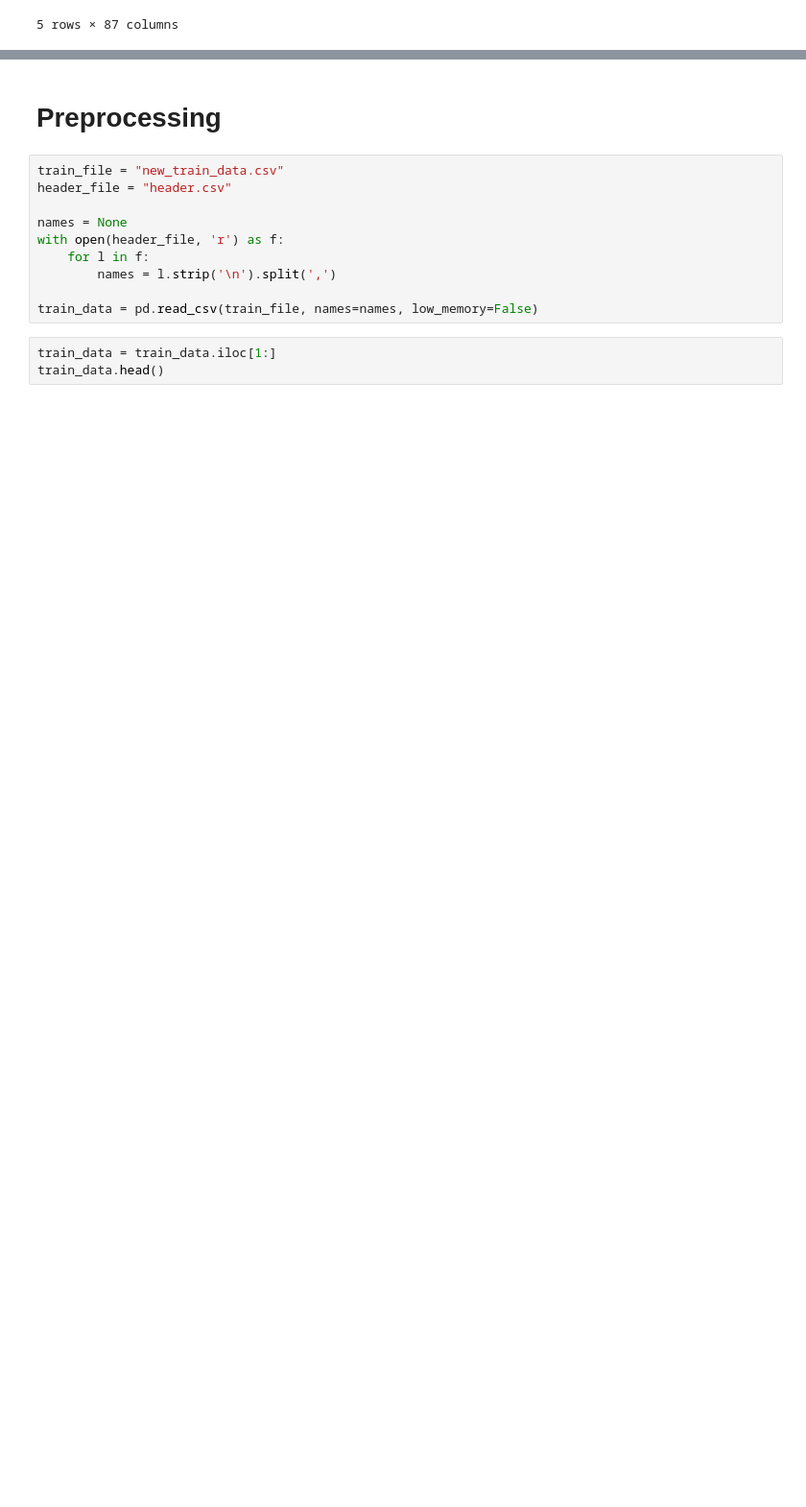
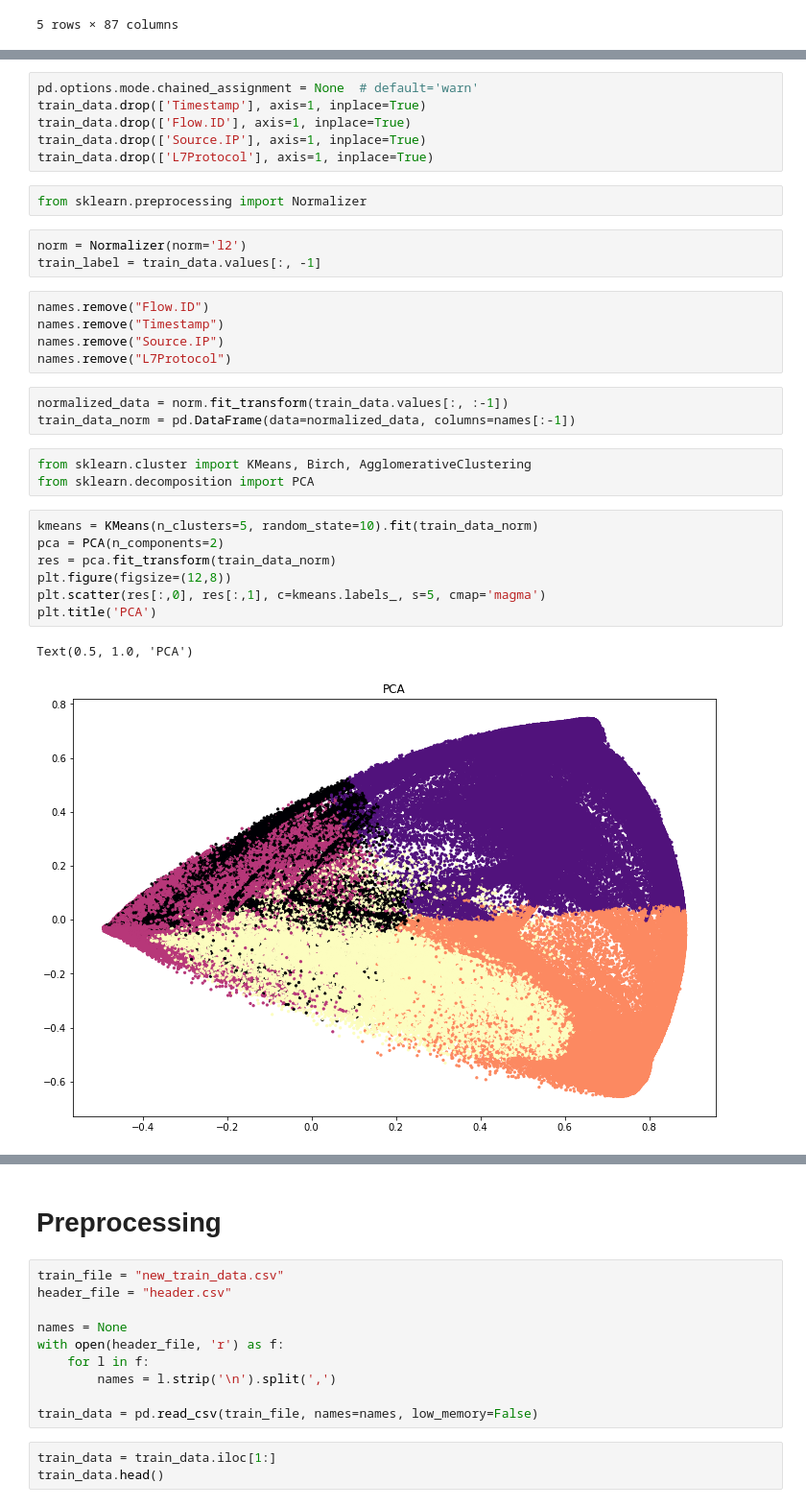
Before and after one commit to jason71319jason/ML_Networking, a Jupyter notebook: lab2/cluster traffic flow.ipynb, the cells around one changed output, grey strips where cells are left out. Shown at 96% size. Drawn from its saved outputs; the diff is of its cells as text; blank space fills up the shorter version.

```diff
--- a/lab2/cluster traffic flow.ipynb
+++ b/lab2/cluster traffic flow.ipynb
@@ -51,3 +59,35 @@ Name: ProtocolName, Length: 78, dtype: int64
+# %%
+pd.options.mode.chained_assignment = None  # default='warn'
+train_data.drop(['Timestamp'], axis=1, inplace=True)
+train_data.drop(['Flow.ID'], axis=1, inplace=True)
+train_data.drop(['Source.IP'], axis=1, inplace=True)
+train_data.drop(['L7Protocol'], axis=1, inplace=True)
+# %%
+from sklearn.preprocessing import Normalizer
+# %%
+norm = Normalizer(norm='l2')
+train_label = train_data.values[:, -1]
+# %%
+names.remove("Flow.ID")
+names.remove("Timestamp")
+names.remove("Source.IP")
+names.remove("L7Protocol")
+# %%
+normalized_data = norm.fit_transform(train_data.values[:, :-1])
+train_data_norm = pd.DataFrame(data=normalized_data, columns=names[:-1])
+# %%
+from sklearn.cluster import KMeans, Birch, AgglomerativeClustering
+from sklearn.decomposition import PCA
+# %%
+kmeans = KMeans(n_clusters=5, random_state=10).fit(train_data_norm)
+pca = PCA(n_components=2)
+res = pca.fit_transform(train_data_norm)
+plt.figure(figsize=(12,8))
+plt.scatter(res[:,0], res[:,1], c=kmeans.labels_, s=5, cmap='magma')
+plt.title('PCA')
+# %% [output]
+Text(0.5, 1.0, 'PCA')
+[figure, added]
 # %% [markdown]
 <h1>Pick 5 type</h1>
 
```
Also changed, not shown: parts of 9 cells of this notebook.
